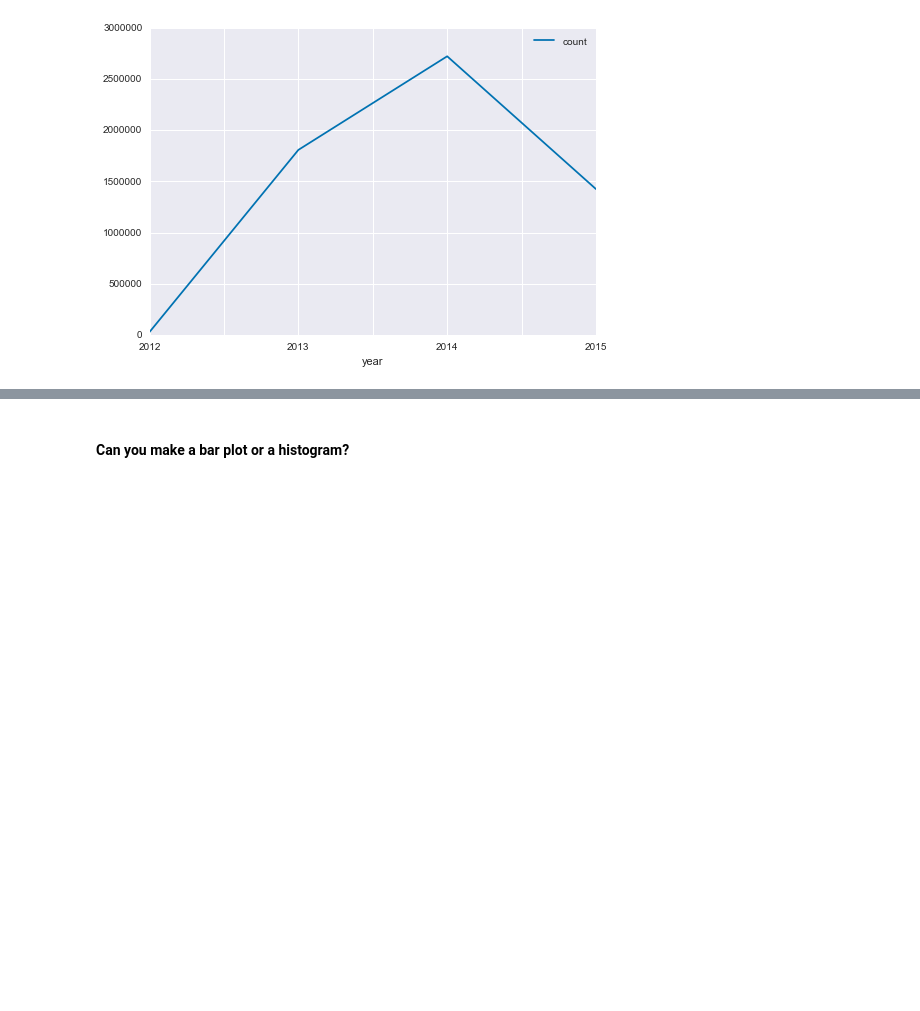
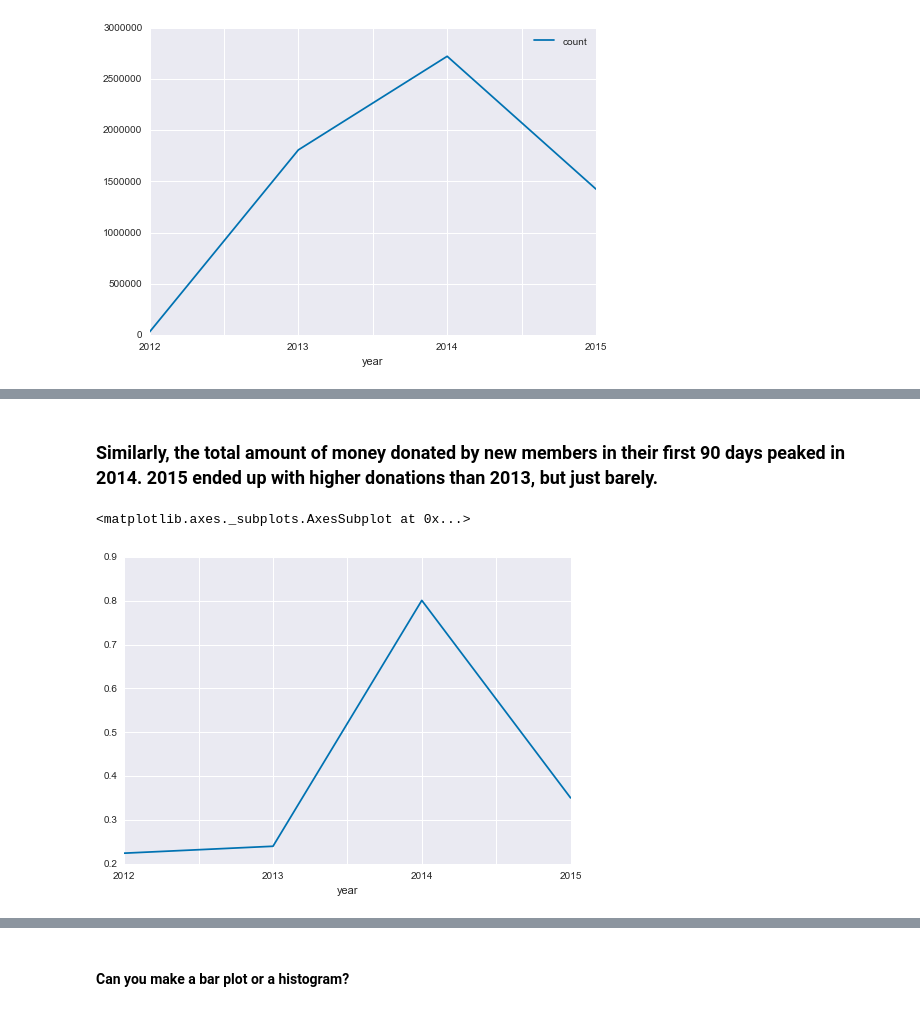
Before and after one commit to tara-m-harwood/springboard_coursework, a Jupyter notebook: Tara's Data Story.ipynb, the cells around one changed output, grey strips where cells are left out. Saved outputs shown, nothing was run; the diff lists cells and outputs as text; code cells hidden in the pictures; blank space fills up the shorter version.

```diff
--- a/Tara's Data Story.ipynb
+++ b/Tara's Data Story.ipynb
@@ -95,3 +94,8 @@ donate_group[1:5].plot()
+# %% [markdown]
+### Similarly, the total amount of money donated by new members in their first 90 days peaked in 2014.  2015 ended up with higher donations than 2013, but just barely.
 # %%
-donate_group = pd.DataFrame(trend_data.groupby('year')['amt_donations_90day'].sum())
-donate_group[1:5].plot()
+donate_group['per_person'] = donate_group['amt_donations_90day'].divide(donate_group['count'])
+donate_group[1:5]['per_person'].plot()
+# %% [output]
+<matplotlib.axes._subplots.AxesSubplot at 0x...>
+[figure, added]
```
Also changed, not shown: parts of 13 cells of this notebook.
